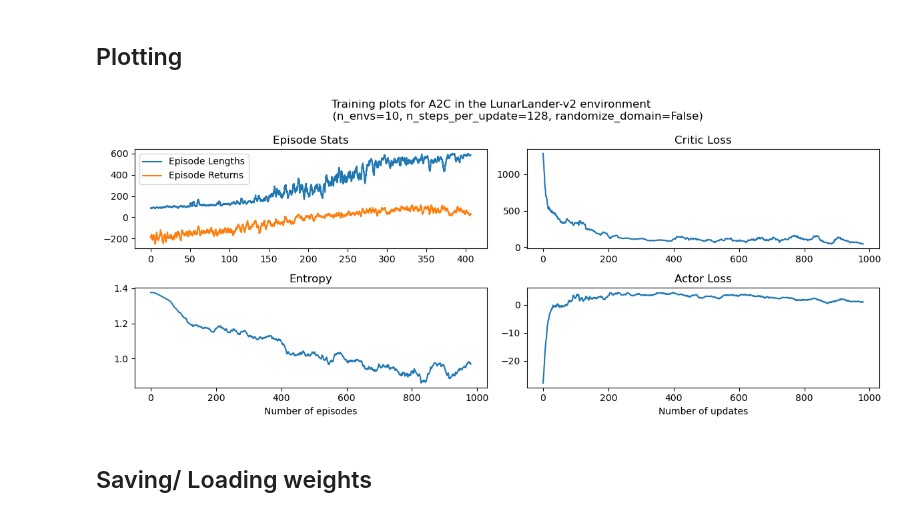
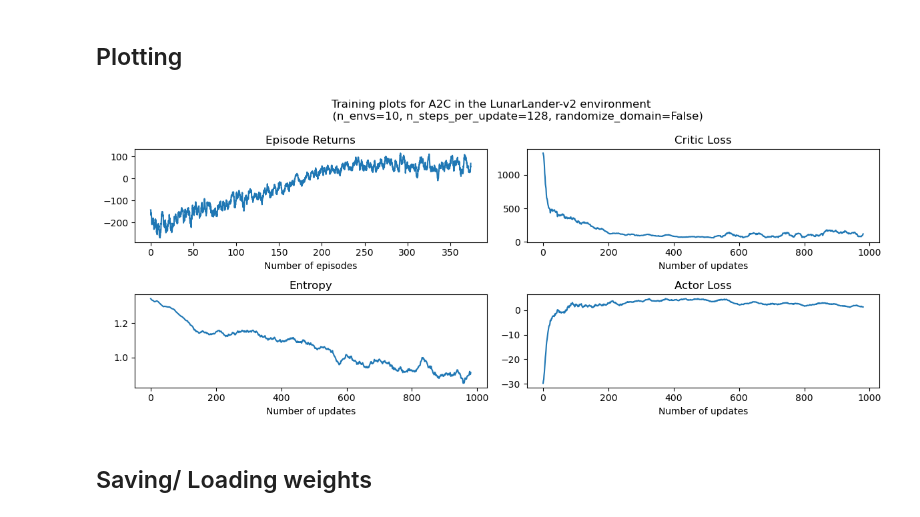
Before and after one commit to till2/vectorized-envs-tutorial, a Jupyter notebook: Vectorized_Envs_Tutorial.ipynb, the cells around one changed output. Saved outputs shown, nothing was run; the diff lists cells and outputs as text; code cells hidden in the pictures.

Commit message:
update plots

```diff
--- a/Vectorized_Envs_Tutorial.ipynb
+++ b/Vectorized_Envs_Tutorial.ipynb
@@ -341,26 +341,16 @@ fig, axs = plt.subplots(nrows=2, ncols=2, figsize=(12, 5))
 fig.suptitle(f'Training plots for {agent.__class__.__name__} in the LunarLander-v2 environment \n \
              (n_envs={n_envs}, n_steps_per_update={n_steps_per_update}, randomize_domain={randomize_domain})')
 
-# episode length
-episode_length_moving_average = (
-    np.convolve(np.array(envs_wrapper.length_queue), np.ones(rolling_length), mode='valid')
-    / rolling_length
-)
-axs[0][0].plot(np.arange(len(episode_length_moving_average)) / n_envs, episode_length_moving_average,
-              label='Episode Lengths')
-
 # episode return
-axs[0][0].set_title('Episode Stats')
+axs[0][0].set_title('Episode Returns')
 episode_returns_moving_average = (
     np.convolve(
         np.array(envs_wrapper.return_queue).flatten(), np.ones(rolling_length), mode='valid'
     )
     / rolling_length
 )
-axs[0][0].plot(np.arange(len(episode_returns_moving_average)) / n_envs, episode_returns_moving_average,
-               label='Episode Returns')
-
-axs[0][0].legend()
+axs[0][0].plot(np.arange(len(episode_returns_moving_average)) / n_envs, episode_returns_moving_average)
+axs[0][0].set_xlabel('Number of episodes')
 
 # entropy
 axs[1][0].set_title('Entropy')
@@ -368,35 +358,37 @@ entropy_moving_average = (
     np.convolve(np.array(entropies), np.ones(rolling_length), mode='valid')
     / rolling_length
 )
 axs[1][0].plot(entropy_moving_average)
-axs[1][0].set_xlabel('Number of episodes')
+axs[1][0].set_xlabel('Number of updates')
 
 
 # critic loss
 axs[0][1].set_title('Critic Loss')
 critic_losses_moving_average = (
     np.convolve(
         np.array(critic_losses).flatten(), np.ones(rolling_length), mode='valid'
     )
     / rolling_length
 )
 axs[0][1].plot(critic_losses_moving_average)
+axs[0][1].set_xlabel('Number of updates')
+
 
 # actor loss
 axs[1][1].set_title('Actor Loss')
 actor_losses_moving_average = (
     np.convolve(
         np.array(actor_losses).flatten(), np.ones(rolling_length), mode='valid'
     )
     / rolling_length
 )
 axs[1][1].plot(actor_losses_moving_average)
 axs[1][1].set_xlabel('Number of updates')
 
 plt.tight_layout()
 plt.show()
 # %% [output]
-[figure, old version]
+[figure, new version]
 # %% [markdown]
 ## Saving/ Loading weights
 # %%
```
